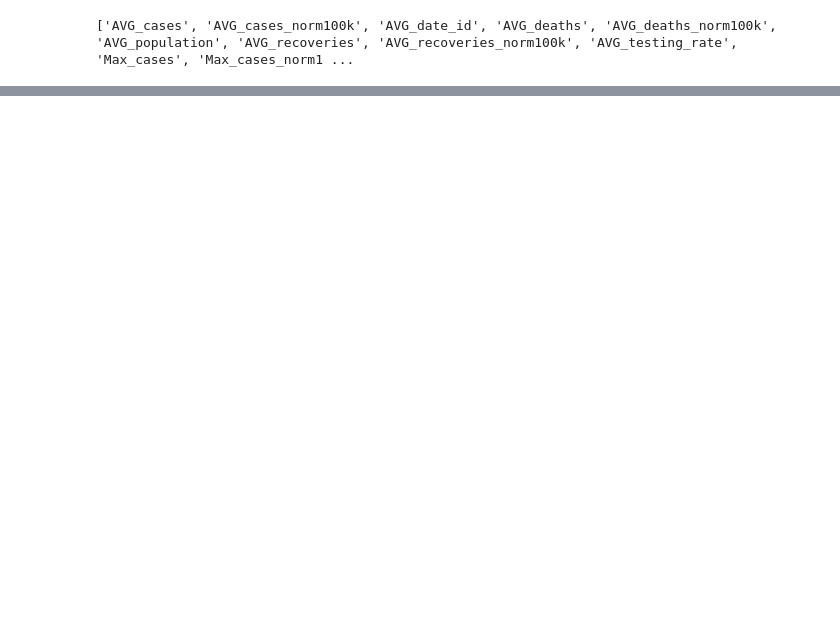
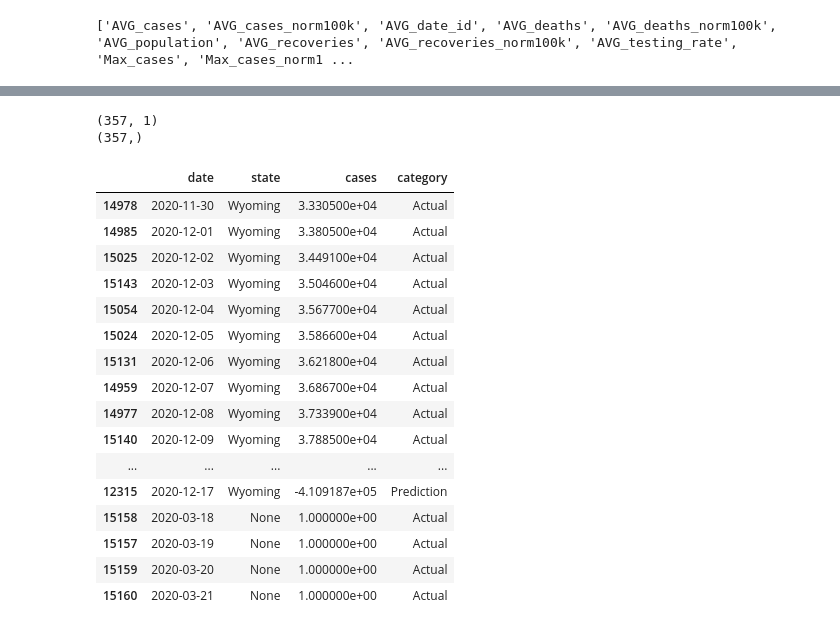
Before and after one commit to amcquistan/covid-trend-miner, a Jupyter notebook: predictive-models/lin-reg/covid-lin-reg-state.ipynb, the cells around one changed output, grey strips where cells are left out. Drawn from its saved outputs; the diff is of its cells as text; code cells hidden in the pictures; blank space fills up the shorter version.

```diff
--- a/predictive-models/lin-reg/covid-lin-reg-state.ipynb
+++ b/predictive-models/lin-reg/covid-lin-reg-state.ipynb
@@ -83,13 +91,12 @@ us3_df.head()
 def sliding_window(df, segment_time_frame, days_out):
     X = pd.DataFrame()
     y = []
-    loop_count = 0
     groups = df.groupby('state')
     for name, group in groups:
+        loop_count = 0
         print(name)
         data_df = pd.DataFrame()
         for index, row in group.sort_values('date').drop(['state','date'], axis = 1).iterrows():
-            loop_count = loop_count + 1
             data_df = data_df.append(row)
             if data_df.shape[0] >= segment_time_frame:
                 #Calculate Features
@@ -115,9 +122,10 @@ def sliding_window(df, segment_time_frame, days_out):
                 X = X.append(features, ignore_index = True)
                 data_df = data_df.iloc[1:,:]
                 try:
-                    y.append(group.sort_values('date').cases[index + days_out])
+                    y.append(list(group.sort_values('date').cases)[loop_count + days_out])
                 except:
                     y.append(-1)
+            loop_count = loop_count + 1
     return X.iloc[:, :], y[:]
 # %%
 X, y = sliding_window(us3_df, 15, 7)
@@ -167,8 +185,8 @@ selected_X_test = transformed_X_test.iloc[:, selected_col_idx]
 # %% [output]
 ['AVG_cases', 'AVG_cases_norm100k', 'AVG_date_id', 'AVG_deaths', 'AVG_deaths_norm100k', 'AVG_population', 'AVG_recoveries', 'AVG_recoveries_norm100k', 'AVG_testing_rate', 'Max_cases', 'Max_cases_norm1 ...
 # %%
-new_selected_X_train = selected_X_train.drop(['testing_rate_3', 'testing_rate_5', 'testing_rate_7', 'Min_testing_rate', 'Max_cases', 'Min_cases', 'Max_recoveries', 'Min_recoveries', 'AVG_testing_rate', 'Max_testing_rate'], axis = 1)
-new_selected_X_test = selected_X_test.drop(['testing_rate_3', 'testing_rate_5', 'testing_rate_7', 'Min_testing_rate', 'Max_cases', 'Min_cases', 'Max_recoveries', 'Min_recoveries', 'AVG_testing_rate', 'Max_testing_rate'], axis = 1)
+new_selected_X_train = selected_X_train.drop(['AVG_testing_rate', 'testing_rate_5', 'testing_rate_7', 'testing_rate_15', 'Max_testing_rate', 'Max_cases', 'Min_cases', 'Max_recoveries', 'Min_recoveries'], axis = 1)
+new_selected_X_test = selected_X_test.drop(['AVG_testing_rate', 'testing_rate_5', 'testing_rate_7', 'testing_rate_15', 'Max_testing_rate', 'Max_cases', 'Min_cases', 'Max_recoveries', 'Min_recoveries'], axis = 1)
 corr_matrix = new_selected_X_train.corr('spearman')
 for row_idx, row in corr_matrix.iterrows():
     for col_idx, cor in row.iteritems():
@@ -234,0 +228,5 @@ final_df.head(22)
+# %%
+X_val_date, X_val_state, X_val_predictors = X_val['date'], X_val['state'], X_val[['AVG_cases', 'AVG_recoveries', 'Min_testing_rate', 'cases_15', 'recoveries_15', 'testing_rate_3']]
+X_val_predictors_processed = pd.DataFrame(Normalizer().transform(X_val_predictors), columns = X_val_predictors.columns) + 1
+y_pred = reg.predict(X_val_predictors_processed)
+print(y_pred)
@@ -234,0 +251,33 @@ final_df.head(22)
+# %%
+prediction_df = pd.DataFrame()
+prediction_df['date'] = X_val_date + pd.Timedelta(days = 7)
+print(prediction_df.shape)
+print(X_val_date.shape)
+prediction_df['state'] = X_val_state
+prediction_df['cases'] = y_pred
+prediction_df['category'] = ['Prediction' for column in X_val_date]
+final_df = us2_df[['date', 'state', 'cases']]
+final_df['category'] = 'Actual'
+final_df = final_df.append(prediction_df)
+final_df = final_df.sort_values(by = ['state', 'date'])
+final_df.tail(22)
+# %% [output]
+(357, 1)
+(357,)
+|  | date | state | cases | category |
+| 14978 | 2020-11-30 | Wyoming | 3.330500e+04 | Actual |
+| 14985 | 2020-12-01 | Wyoming | 3.380500e+04 | Actual |
+| 15025 | 2020-12-02 | Wyoming | 3.449100e+04 | Actual |
+| 15143 | 2020-12-03 | Wyoming | 3.504600e+04 | Actual |
+| 15054 | 2020-12-04 | Wyoming | 3.567700e+04 | Actual |
+| 15024 | 2020-12-05 | Wyoming | 3.586600e+04 | Actual |
+| 15131 | 2020-12-06 | Wyoming | 3.621800e+04 | Actual |
+| 14959 | 2020-12-07 | Wyoming | 3.686700e+04 | Actual |
+| 14977 | 2020-12-08 | Wyoming | 3.733900e+04 | Actual |
+| 15140 | 2020-12-09 | Wyoming | 3.788500e+04 | Actual |
+| ... | ... | ... | ... | ... |
+| 12315 | 2020-12-17 | Wyoming | -4.109187e+05 | Prediction |
+| 15158 | 2020-03-18 | None | 1.000000e+00 | Actual |
+| 15157 | 2020-03-19 | None | 1.000000e+00 | Actual |
+| 15159 | 2020-03-20 | None | 1.000000e+00 | Actual |
+| 15160 | 2020-03-21 | None | 1.000000e+00 | Actual |
```
Also changed, not shown: parts of 16 cells of this notebook, 1 other file.
